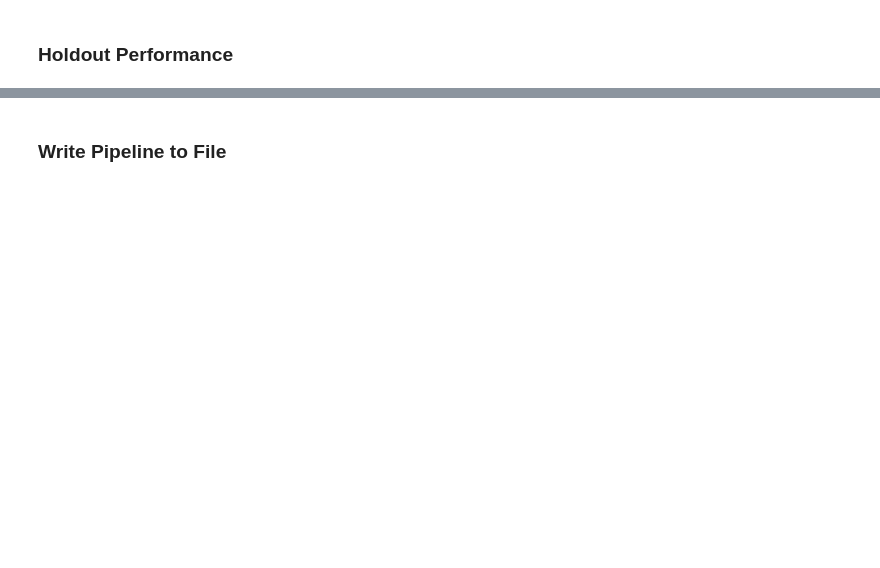
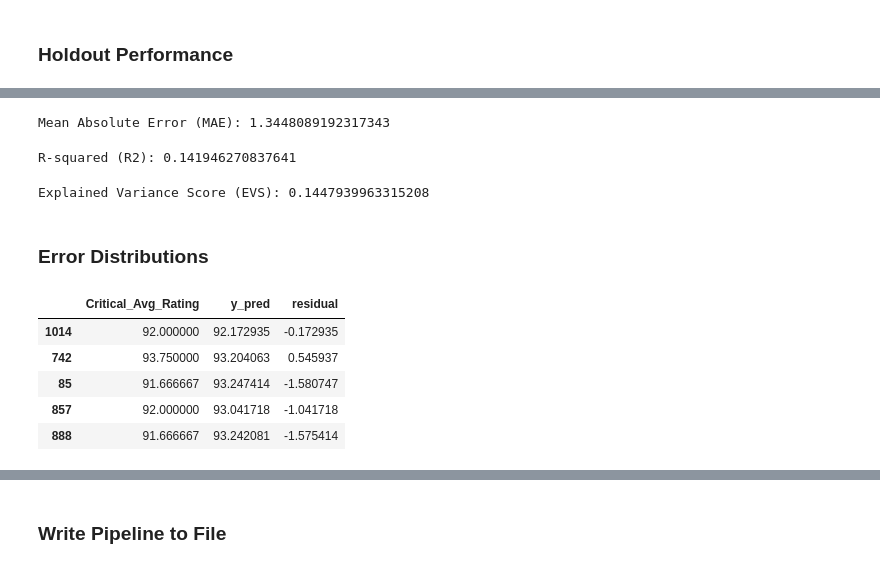
Before and after one commit to garybair/Predicting-Wine-Quality---A-Climatological-Approach, a Jupyter notebook: notebooks/6_modeling_xgboost.ipynb, the cells around one changed output, grey strips where cells are left out. Cells and saved outputs as stored; diff of their text form; code cells hidden in the pictures; blank space fills up the shorter version.

```diff
--- a/notebooks/6_modeling_xgboost.ipynb
+++ b/notebooks/6_modeling_xgboost.ipynb
@@ -148,0 +167,20 @@ classification_report(y_test, xgb.predict(X_test)))
+# %%
+# Calculate Mean Absolute Error (MAE)
+mae = mean_absolute_error(y_test, xgb.predict(X_test))
+print("Mean Absolute Error (MAE):", mae)
+# %% [output]
+Mean Absolute Error (MAE): 1.3448089192317343
+# %%
+# Calculate R-squared (R2)
+r2 = r2_score(y_test, xgb.predict(X_test))
+print("R-squared (R2):", r2)
+# %% [output]
+R-squared (R2): 0.141946270837641
+# %%
+# Calculate Explained Variance Score (EVS)
+evs = explained_variance_score(y_test, xgb.predict(X_test))
+print("Explained Variance Score (EVS):", evs)
+# %% [output]
+Explained Variance Score (EVS): 0.1447939963315208
+# %% [markdown]
+### Error Distributions
@@ -148,0 +191,9 @@ classification_report(y_test, xgb.predict(X_test)))
+# %%
+error_df.head()
+# %% [output]
+|  | Critical_Avg_Rating | y_pred | residual |
+| 1014 | 92.000000 | 92.172935 | -0.172935 |
+| 742 | 93.750000 | 93.204063 | 0.545937 |
+| 85 | 91.666667 | 93.247414 | -1.580747 |
+| 857 | 92.000000 | 93.041718 | -1.041718 |
+| 888 | 91.666667 | 93.242081 | -1.575414 |
```
Also changed, not shown: parts of 14 cells of this notebook, 5 other files.
